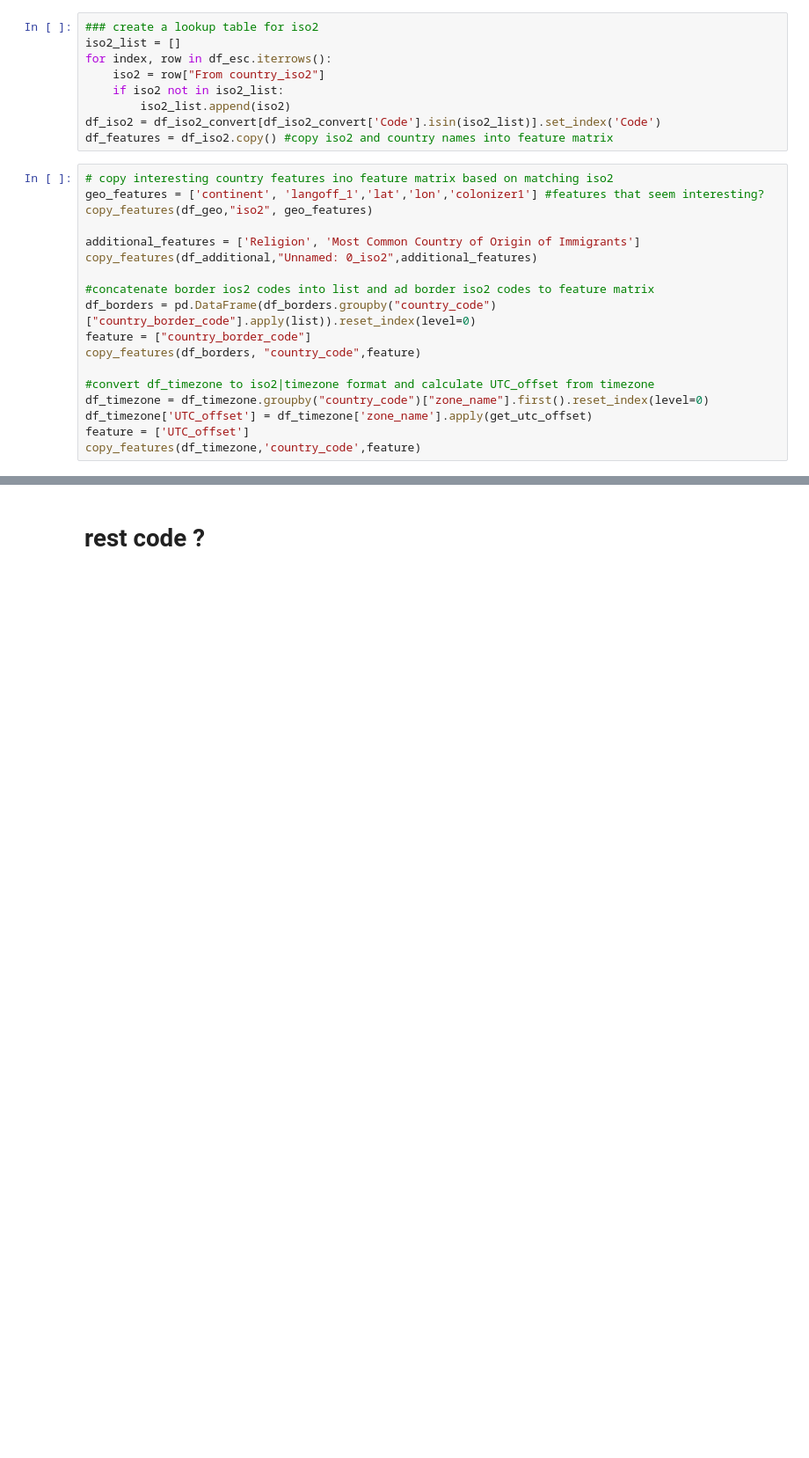
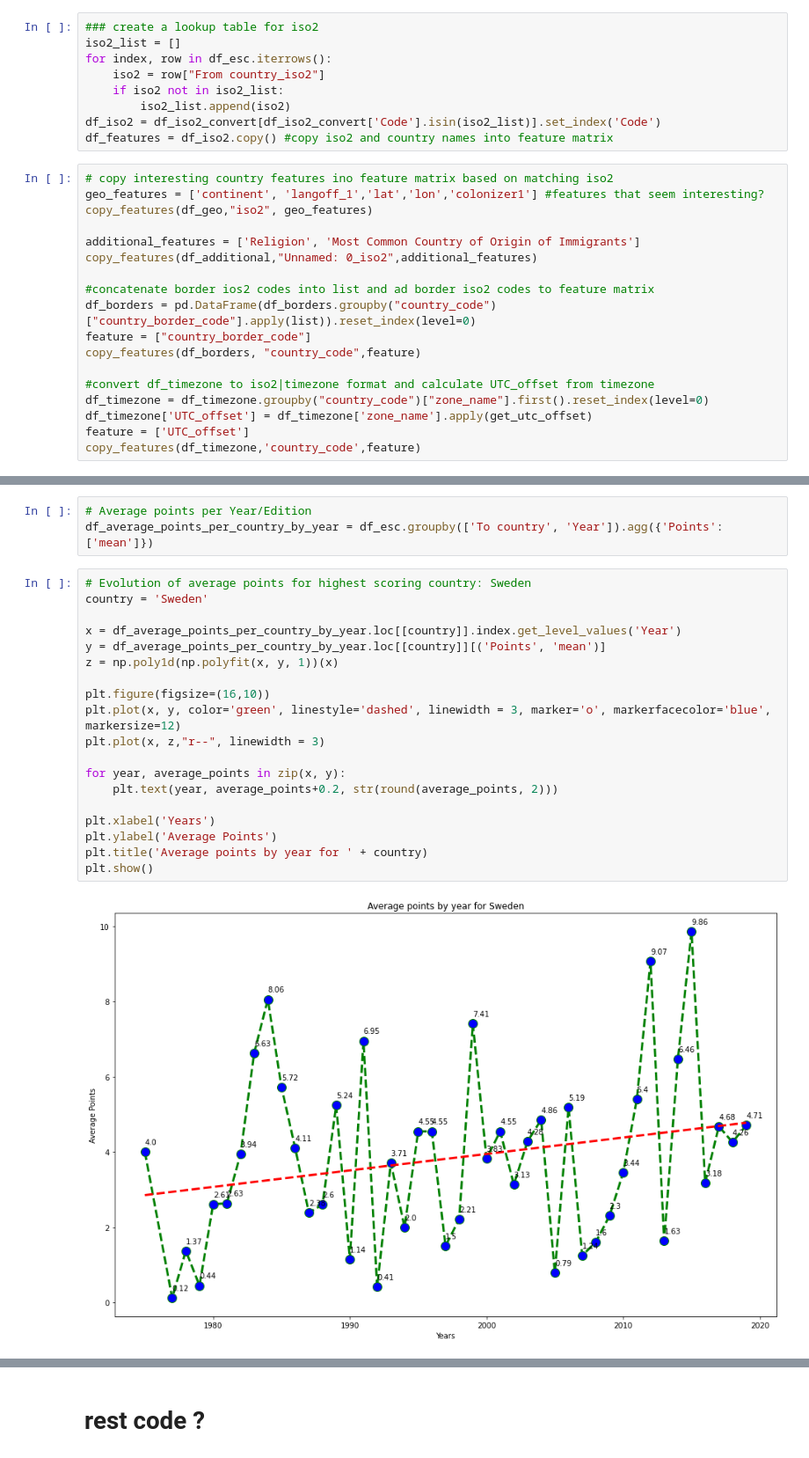
Before and after one commit to VLjoris/MDA-Eurovision-project---Group-Iceland, a Jupyter notebook: Eurovision project Notebook.ipynb, the cells around one changed output, grey strips where cells are left out. Shown at 88% size. Drawn from its saved outputs; the diff is of its cells as text; blank space fills up the shorter version.

```diff
--- a/Eurovision project Notebook.ipynb
+++ b/Eurovision project Notebook.ipynb
@@ -195,0 +352,24 @@ df_esc.head(n=20)
+# %%
+# Average points per Year/Edition
+df_average_points_per_country_by_year = df_esc.groupby(['To country', 'Year']).agg({'Points': ['mean']})
+# %%
+# Evolution of average points for highest scoring country: Sweden
+country = 'Sweden'
+
+x = df_average_points_per_country_by_year.loc[[country]].index.get_level_values('Year')
+y = df_average_points_per_country_by_year.loc[[country]][('Points', 'mean')]
+z = np.poly1d(np.polyfit(x, y, 1))(x)
+
+plt.figure(figsize=(16,10))
+plt.plot(x, y, color='green', linestyle='dashed', linewidth = 3, marker='o', markerfacecolor='blue', markersize=12)
+plt.plot(x, z,"r--", linewidth = 3)
+
+for year, average_points in zip(x, y):
+    plt.text(year, average_points+0.2, str(round(average_points, 2)))
+
+plt.xlabel('Years')
+plt.ylabel('Average Points')
+plt.title('Average points by year for ' + country)
+plt.show()
+# %% [output]
+[figure, added]
```
Also changed, not shown: parts of 28 cells of this notebook.
